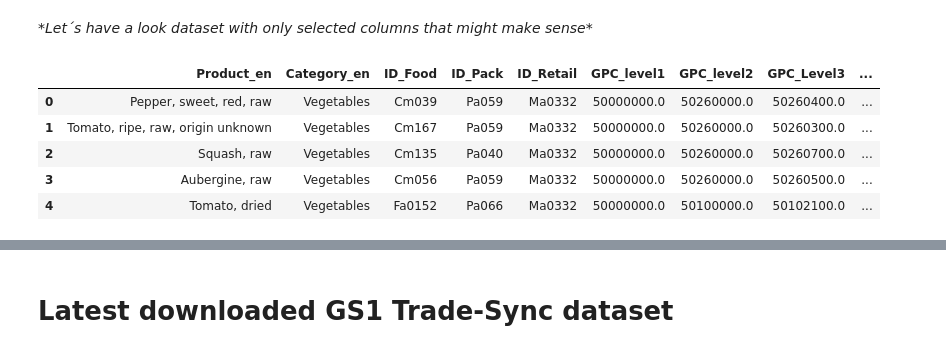
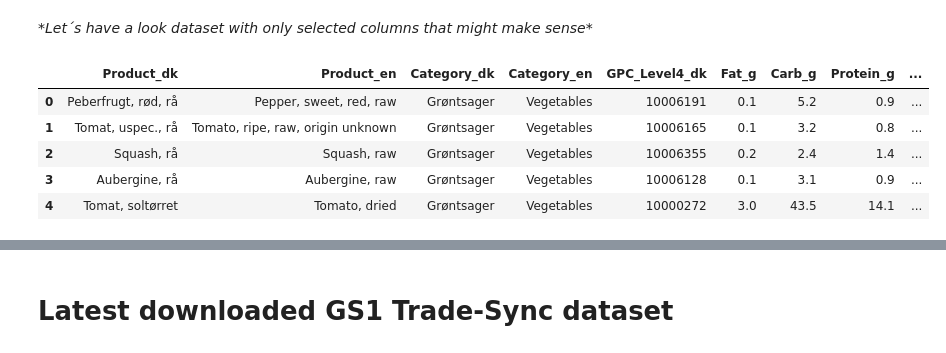
Before and after one commit to mrchapagain/ConsumerDataAnalytics, a Jupyter notebook: Data_Exploration.ipynb, the cells around one changed output, grey strips where cells are left out. Cells and saved outputs as stored; diff of their text form; code cells hidden in the pictures.

```diff
--- a/Data_Exploration.ipynb
+++ b/Data_Exploration.ipynb
@@ -375,14 +304,14 @@ data_climate.shape
 # %% [markdown]
 **Let´s have a look dataset with only selected columns that might make sense\**
 # %%
-cols_to_use= ["Product_en", "Category_en", "ID_Food", "ID_Pack", "ID_Retail", "GPC_level1", "GPC_level2", "GPC_Level3", "GPC_Level4_dk", "Fat_g", "Carb_g", "Protein_g", "Energy_KJ", "Agriculture", "iLUC", "Processing", "Packaging", "Transport", "Retail", "Total_CO2_eq_perkg"]
+cols_to_use= ['Product_dk',	"Product_en", 'Category_dk', "Category_en", "GPC_Level4_dk", "Fat_g", "Carb_g", "Protein_g", "Energy_KJ", "Agriculture", "iLUC", "Processing", "Packaging", "Transport", "Retail", "Total_CO2_eq_perkg"]
 
-data_climate_selected= data_climate.loc[:, cols_to_use].round(decimals = 2)
+data_climate_selected= data_climate.loc[:, cols_to_use]
 data_climate_selected.head()
 # %% [output]
-|  | Product_en | Category_en | ID_Food | ID_Pack | ID_Retail | GPC_level1 | GPC_level2 | GPC_Level3 | ... |
-| 0 | Pepper, sweet, red, raw | Vegetables | Cm039 | Pa059 | Ma0332 | 50000000.0 | 50260000.0 | 50260400.0 | ... |
-| 1 | Tomato, ripe, raw, origin unknown | Vegetables | Cm167 | Pa059 | Ma0332 | 50000000.0 | 50260000.0 | 50260300.0 | ... |
-| 2 | Squash, raw | Vegetables | Cm135 | Pa040 | Ma0332 | 50000000.0 | 50260000.0 | 50260700.0 | ... |
-| 3 | Aubergine, raw | Vegetables | Cm056 | Pa059 | Ma0332 | 50000000.0 | 50260000.0 | 50260500.0 | ... |
-| 4 | Tomato, dried | Vegetables | Fa0152 | Pa066 | Ma0332 | 50000000.0 | 50100000.0 | 50102100.0 | ... |
+|  | Product_dk | Product_en | Category_dk | Category_en | GPC_Level4_dk | Fat_g | Carb_g | Protein_g | ... |
+| 0 | Peberfrugt, rød, rå | Pepper, sweet, red, raw | Grøntsager | Vegetables | 10006191 | 0.1 | 5.2 | 0.9 | ... |
+| 1 | Tomat, uspec., rå | Tomato, ripe, raw, origin unknown | Grøntsager | Vegetables | 10006165 | 0.1 | 3.2 | 0.8 | ... |
+| 2 | Squash, rå | Squash, raw | Grøntsager | Vegetables | 10006355 | 0.2 | 2.4 | 1.4 | ... |
+| 3 | Aubergine, rå | Aubergine, raw | Grøntsager | Vegetables | 10006128 | 0.1 | 3.1 | 0.9 | ... |
+| 4 | Tomat, soltørret | Tomato, dried | Grøntsager | Vegetables | 10000272 | 3.0 | 43.5 | 14.1 | ... |
```
Also changed, not shown: parts of 44 cells of this notebook.
